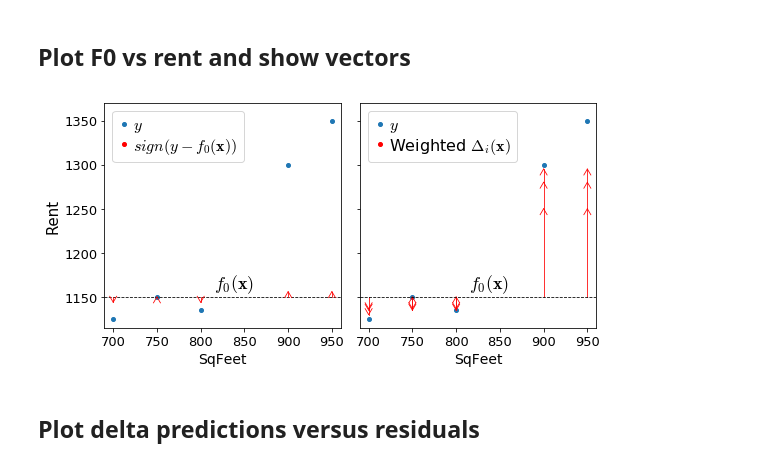
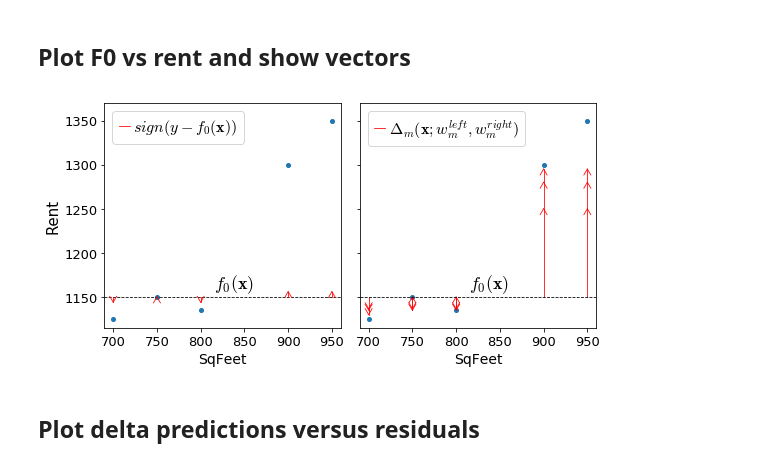
Before and after one commit to parrt/ml-articles, a Jupyter notebook: gradient-boosting/notebooks/dev-mae.ipynb, the cells around one changed output. Cells and saved outputs as stored; diff of their text form; code cells hidden in the pictures.

```diff
--- a/gradient-boosting/notebooks/dev-mae.ipynb
+++ b/gradient-boosting/notebooks/dev-mae.ipynb
@@ -258,11 +260,10 @@ for i in range(len(df)):
 f0 = df.rent.median()
 fig, axes = plt.subplots(nrows=1, ncols=2, figsize=(8, 4), sharey=True)
 
-
 ax = axes[0]
 line1, = ax.plot(df.sqfeet,df.rent,'o', linewidth=.8, markersize=4, label="$y$")
 # fake a line to get smaller red dot
-line2, = ax.plot(0,0,'o', c='r', markersize=4, label=r"$sign(y-f_0({\bf x}))$")
+line2, = ax.plot(0,0,linewidth=.8, c='r', markersize=4, label=r"$sign(y-f_0({\bf x}))$")
 ax.plot([df.sqfeet.min()-10,df.sqfeet.max()+10], [f0,f0],
          linewidth=.8, linestyle='--', c='k')
 ax.set_xlim(df.sqfeet.min()-10,df.sqfeet.max()+10)
@@ -275,43 +276,43 @@ ax.set_xlabel(r"SqFeet", fontsize=14)
 # draw arrows
 for x,y,yhat in zip(df.sqfeet,df.rent,df.F0):
     draw_vector(ax, x, yhat, 0, np.sign(y-yhat)*6, df.rent.max()-df.rent.min())
-ax.legend(handles=[line1,line2], fontsize=16,
+ax.legend(handles=[line2], fontsize=16,
           loc='upper left',
           labelspacing=.1,
           handletextpad=.2,
           handlelength=.7,
           frameon=True)
 
 def draw_stage_residual(ax, df, stage):
     for x,d0,delta in zip(df.sqfeet,df[f'F{stage-1}'],df[f'F{stage}']):
         draw_vector(ax, x, d0, 0, delta-d0, df.rent.max()-df.rent.min())
 
 ax = axes[1]
 # plot from F0 to F1 to F2 to F3
 line1, = ax.plot(df.sqfeet,df.rent,'o', linewidth=.8, markersize=4, label="$y$")
 draw_stage_residual(ax, df, stage=1)
 draw_stage_residual(ax, df, stage=2)
 arrow = draw_stage_residual(ax, df, stage=3)
 # fake a line to get smaller red dot
-line2, = ax.plot(700,1000,'o', c='r', markersize=4, label=r"$w_1sign(y-f_0({\bf x}))$")
+line2, = ax.plot(700,1000,linewidth=.8, c='r', markersize=4, label=r"$w_1sign(y-f_0({\bf x}))$")
 ax.plot([df.sqfeet.min()-10,df.sqfeet.max()+10], [f0,f0],
          linewidth=.8, linestyle='--', c='k')
 ax.text(815, f0+10, r"$f_0({\bf x})$", fontsize=18)
 ax.set_xlim(df.sqfeet.min()-10,df.sqfeet.max()+10)
 ax.set_xlabel(r"SqFeet", fontsize=14)
-ax.legend(handles=[line1,line2], fontsize=16,
+ax.legend(handles=[line2], fontsize=16,
           loc='upper left',
           labelspacing=.1,
           handletextpad=.2,
           handlelength=.7,
           frameon=True,
-          labels=["$y$","Weighted $\Delta_i({\\bf x})$"])
+          labels=["$\Delta_m({\\bf x}; w_m^{left}, w_m^{right})$"])
 
 plt.tight_layout()
 plt.savefig('/tmp/s.svg')
 plt.show()
 # %% [output]
-[figure, old version]
+[figure, new version]
 # %% [markdown]
 ## Plot delta predictions versus residuals
 # %%
```
Also changed, not shown: parts of 1 cell of this notebook, 3 other files.
